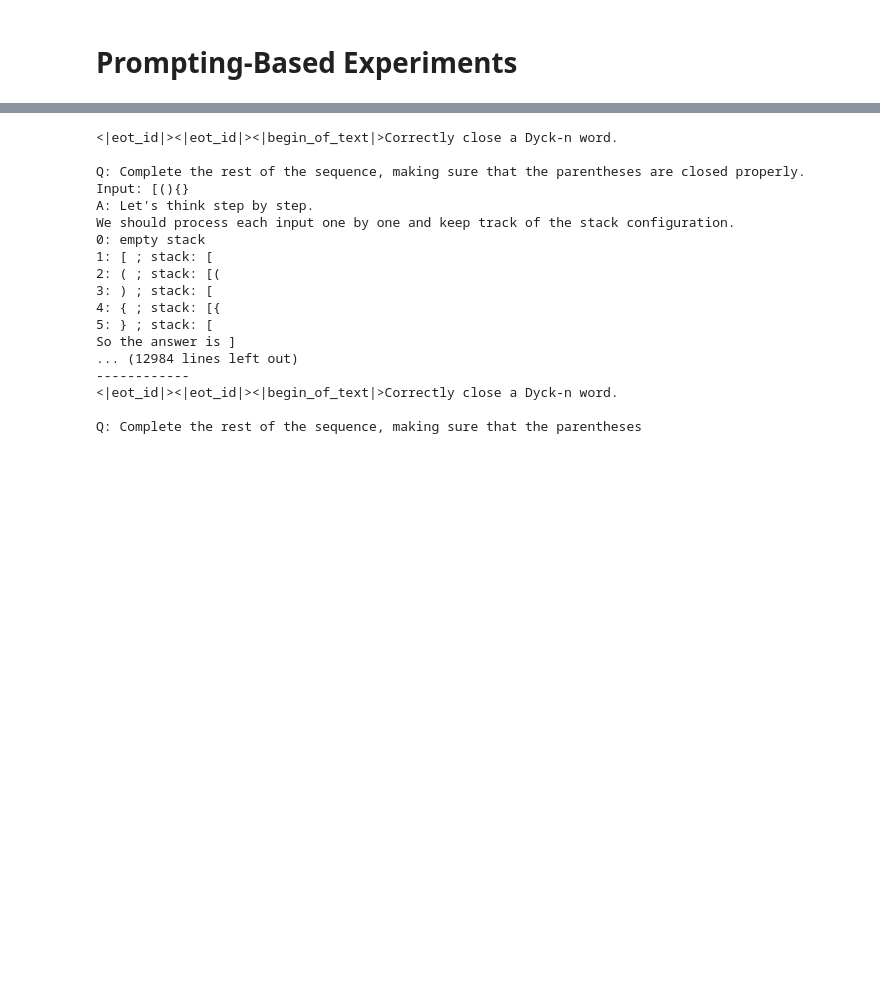
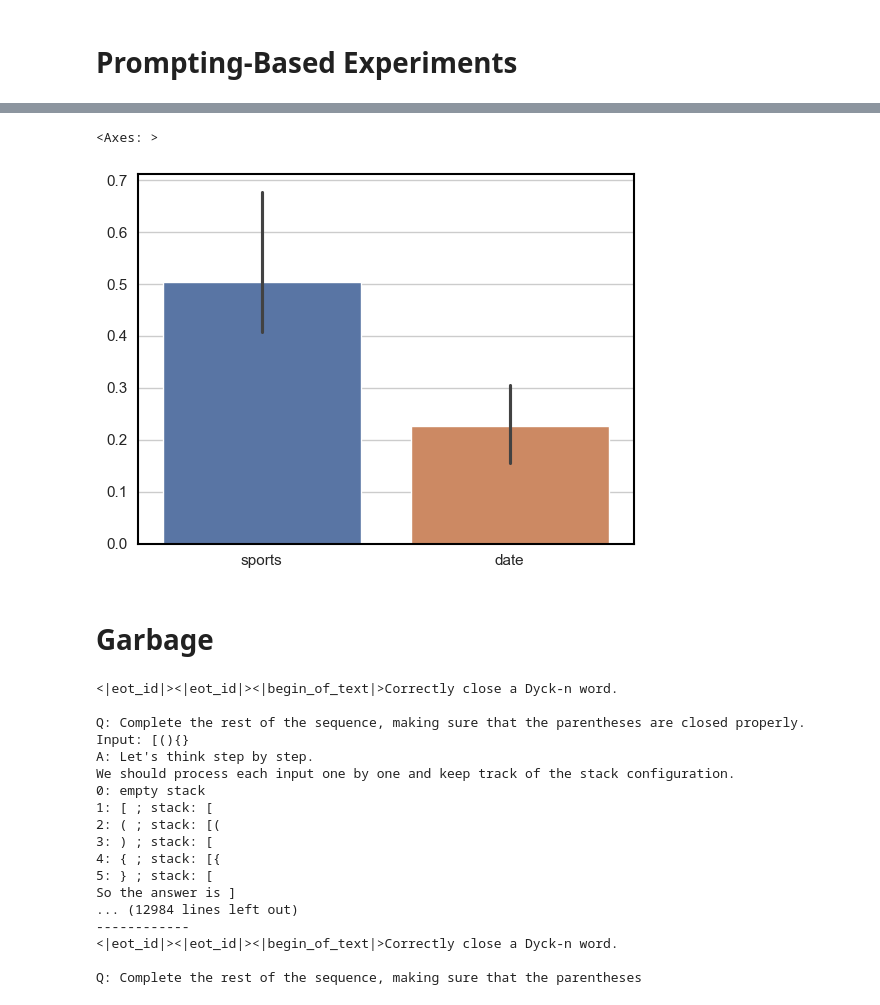
Before and after one commit to alansun17904/mech-arith, a Jupyter notebook: notebooks/prompting-copy.ipynb, the cells around one changed output, grey strips where cells are left out. Saved outputs shown, nothing was run; the diff lists cells and outputs as text; code cells hidden in the pictures; blank space fills up the shorter version.

```diff
--- a/notebooks/prompting-copy.ipynb
+++ b/notebooks/prompting-copy.ipynb
@@ -26,0 +86,4 @@ FileNotFoundError: [Errno 2] No such file or directory: '../src/prompting/data/.
+# %%
+import pandas as pd
+
+df = pd.DataFrame()
@@ -27,3 +98,10 @@ FileNotFoundError: [Errno 2] No such file or directory: '../src/prompting/data/.
+# %%
+sns.barplot(df)
+# %% [output]
+<Axes: >
+[figure, added]
+# %% [markdown]
+# Garbage
 # %%
 def cot_parse(response):
     ptrn = re.compile(r"So the answer is.*([\}\)\]\{\[\(])")
```
Also changed, not shown: parts of 9 cells of this notebook, 13 other files.
